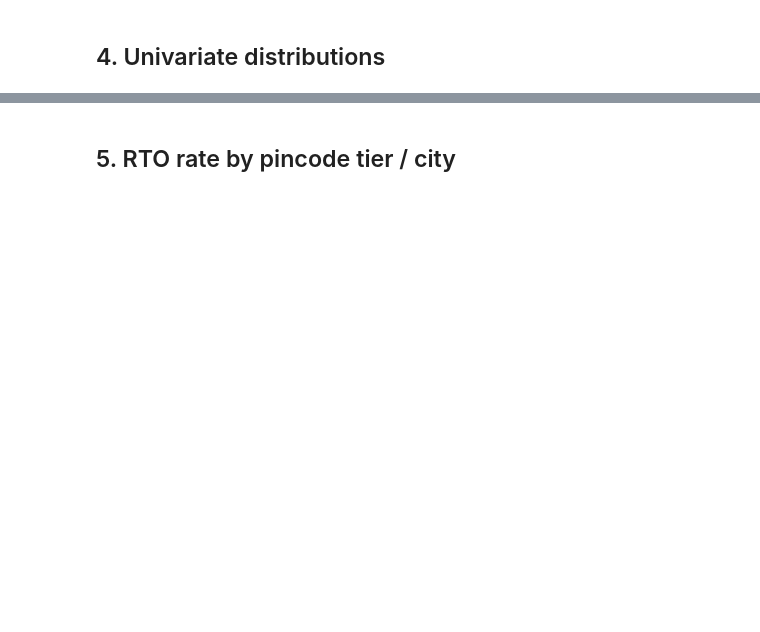
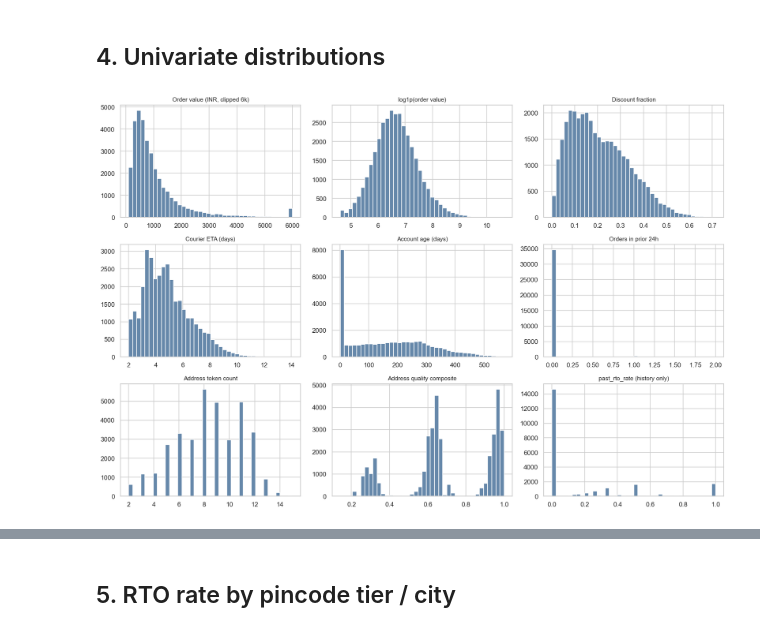
Before and after one commit to lucky07-07/rto-return-risk-scorer, a Jupyter notebook: notebooks/02_eda.ipynb, the cells around one changed output, grey strips where cells are left out. Cells and saved outputs as stored; diff of their text form; code cells hidden in the pictures; blank space fills up the shorter version.

```diff
--- a/notebooks/02_eda.ipynb
+++ b/notebooks/02_eda.ipynb
@@ -22,0 +233,23 @@ Return-Risk Scorer for COD orders (Return-to-Origin prediction).
+# %%
+fig, axes = plt.subplots(3, 3, figsize=(15, 10))
+plots = [
+    ("order_value", "Order value (INR, clipped 6k)", lambda s: s.clip(upper=6000)),
+    ("log_order_value", "log1p(order value)", None),
+    ("discount_pct", "Discount fraction", None),
+    ("delivery_days_est", "Courier ETA (days)", None),
+    ("account_age_days", "Account age (days)", None),
+    ("order_velocity_24h", "Orders in prior 24h", None),
+    ("addr_token_count", "Address token count", None),
+    ("addr_quality_score", "Address quality composite", None),
+    ("past_rto_rate", "past_rto_rate (history only)", None),
+]
+for ax, (col, title, tf) in zip(axes.ravel(), plots):
+    s = train[col].dropna()
+    s = tf(s) if tf else s
+    ax.hist(s, bins=40, color="#68a")
+    ax.set_title(title, fontsize=10)
+plt.tight_layout()
+plt.savefig(FIG / "02_univariate_distributions.png", bbox_inches="tight")
+plt.show()
+# %% [output]
+[figure, added]
```
Also changed, not shown: parts of 50 cells of this notebook, 16 other files.
